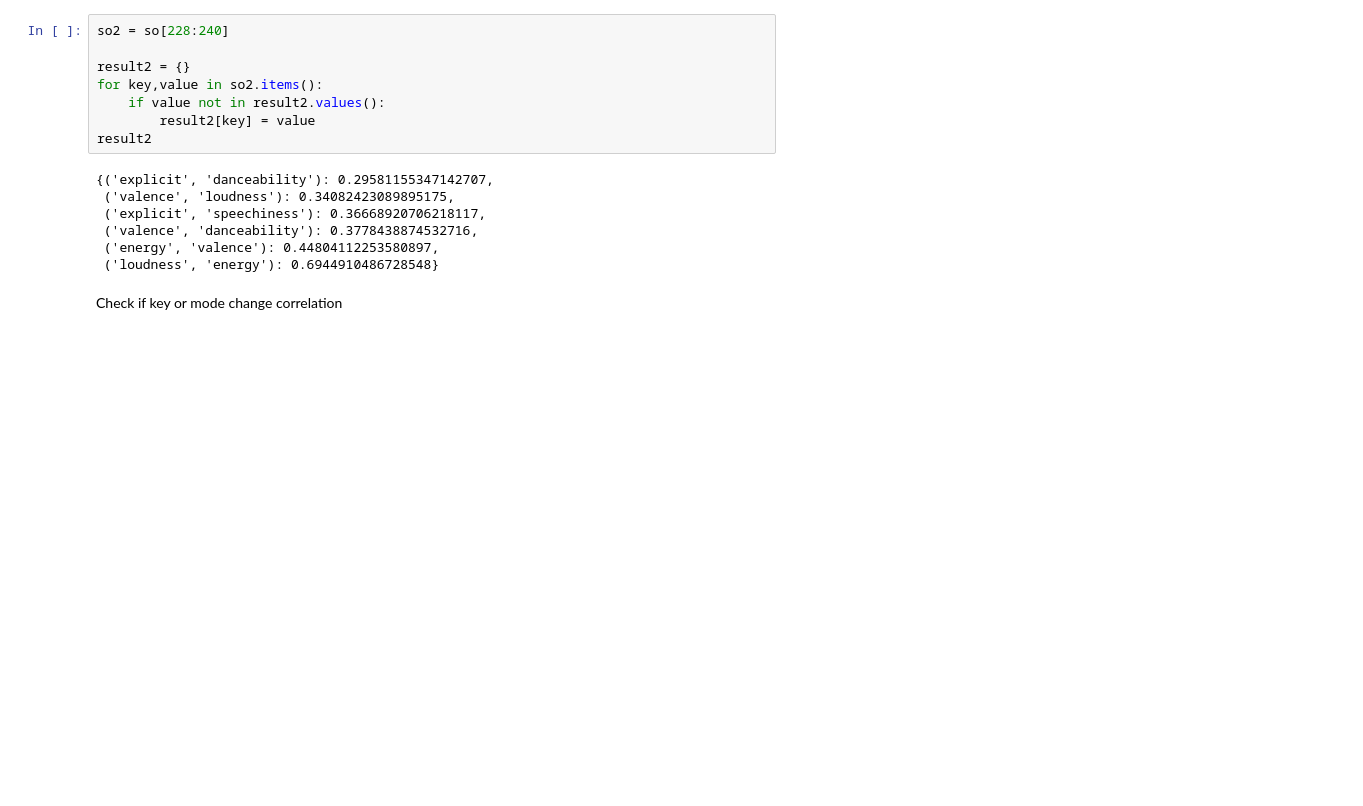
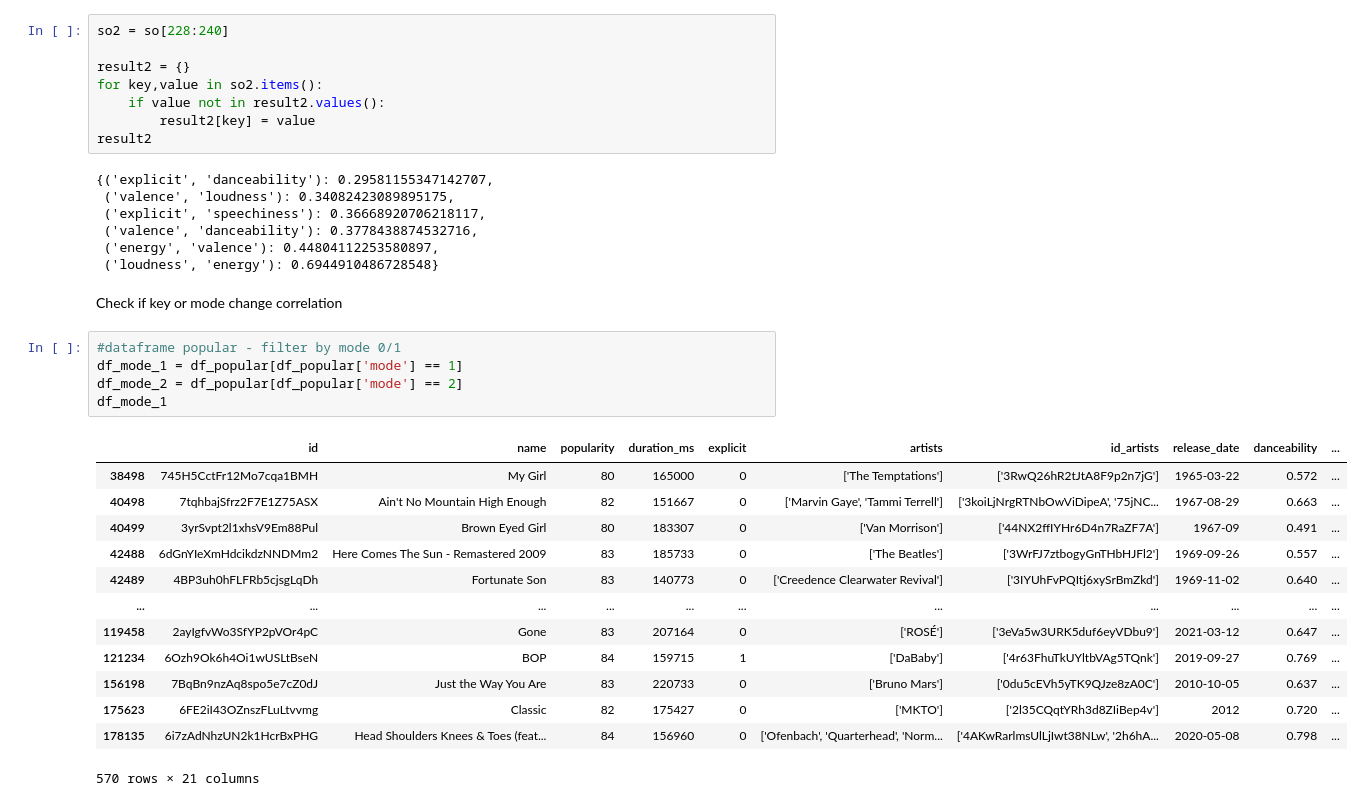
Before and after one commit to DavisAsano/Asano_MusicDataExploration, a Jupyter notebook: Untitled-2.ipynb, the cells around one changed output. Saved outputs shown, nothing was run; the diff lists cells and outputs as text; blank space fills up the shorter version.

Commit message:
correlations for mode 1

```diff
--- a/Untitled-2.ipynb
+++ b/Untitled-2.ipynb
@@ -245,3 +236,22 @@ result2
  ('loudness', 'energy'): 0.6944910486728548}
 # %% [markdown]
 Check if key or mode change correlation
+# %%
+#dataframe popular - filter by mode 0/1
+df_mode_1 = df_popular[df_popular['mode'] == 1]
+df_mode_2 = df_popular[df_popular['mode'] == 2]
+df_mode_1
+# %% [output]
+|  | id | name | popularity | duration_ms | explicit | artists | id_artists | release_date | danceability | ... |
+| 38498 | 745H5CctFr12Mo7cqa1BMH | My Girl | 80 | 165000 | 0 | ['The Temptations'] | ['3RwQ26hR2tJtA8F9p2n7jG'] | 1965-03-22 | 0.572 | ... |
+| 40498 | 7tqhbajSfrz2F7E1Z75ASX | Ain't No Mountain High Enough | 82 | 151667 | 0 | ['Marvin Gaye', 'Tammi Terrell'] | ['3koiLjNrgRTNbOwViDipeA', '75jNC... | 1967-08-29 | 0.663 | ... |
+| 40499 | 3yrSvpt2l1xhsV9Em88Pul | Brown Eyed Girl | 80 | 183307 | 0 | ['Van Morrison'] | ['44NX2ffIYHr6D4n7RaZF7A'] | 1967-09 | 0.491 | ... |
+| 42488 | 6dGnYIeXmHdcikdzNNDMm2 | Here Comes The Sun - Remastered 2009 | 83 | 185733 | 0 | ['The Beatles'] | ['3WrFJ7ztbogyGnTHbHJFl2'] | 1969-09-26 | 0.557 | ... |
+| 42489 | 4BP3uh0hFLFRb5cjsgLqDh | Fortunate Son | 83 | 140773 | 0 | ['Creedence Clearwater Revival'] | ['3IYUhFvPQItj6xySrBmZkd'] | 1969-11-02 | 0.640 | ... |
+| ... | ... | ... | ... | ... | ... | ... | ... | ... | ... | ... |
+| 119458 | 2ayIgfvWo3SfYP2pVOr4pC | Gone | 83 | 207164 | 0 | ['ROSÉ'] | ['3eVa5w3URK5duf6eyVDbu9'] | 2021-03-12 | 0.647 | ... |
+| 121234 | 6Ozh9Ok6h4Oi1wUSLtBseN | BOP | 84 | 159715 | 1 | ['DaBaby'] | ['4r63FhuTkUYltbVAg5TQnk'] | 2019-09-27 | 0.769 | ... |
+| 156198 | 7BqBn9nzAq8spo5e7cZ0dJ | Just the Way You Are | 83 | 220733 | 0 | ['Bruno Mars'] | ['0du5cEVh5yTK9QJze8zA0C'] | 2010-10-05 | 0.637 | ... |
+| 175623 | 6FE2iI43OZnszFLuLtvvmg | Classic | 82 | 175427 | 0 | ['MKTO'] | ['2l35CQqtYRh3d8ZIiBep4v'] | 2012 | 0.720 | ... |
+| 178135 | 6i7zAdNhzUN2k1HcrBxPHG | Head Shoulders Knees & Toes (feat... | 84 | 156960 | 0 | ['Ofenbach', 'Quarterhead', 'Norm... | ['4AKwRarlmsUlLjIwt38NLw', '2h6hA... | 2020-05-08 | 0.798 | ... |
+570 rows × 21 columns
```
Also changed, not shown: parts of 4 cells of this notebook.
